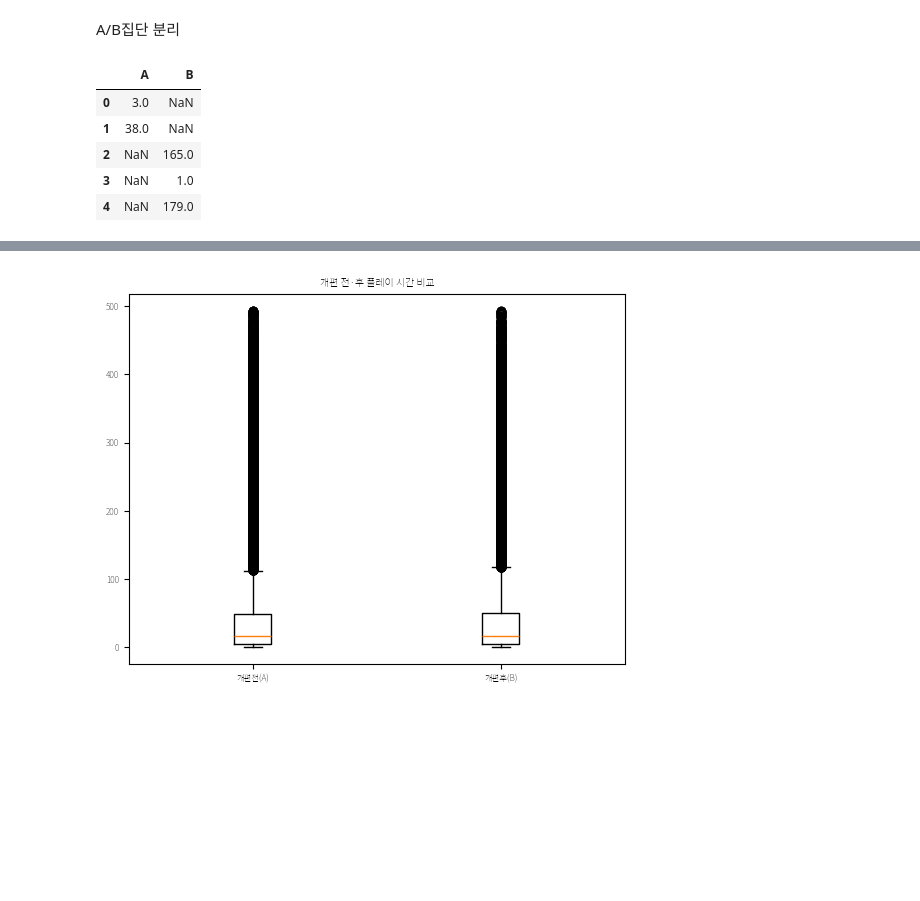
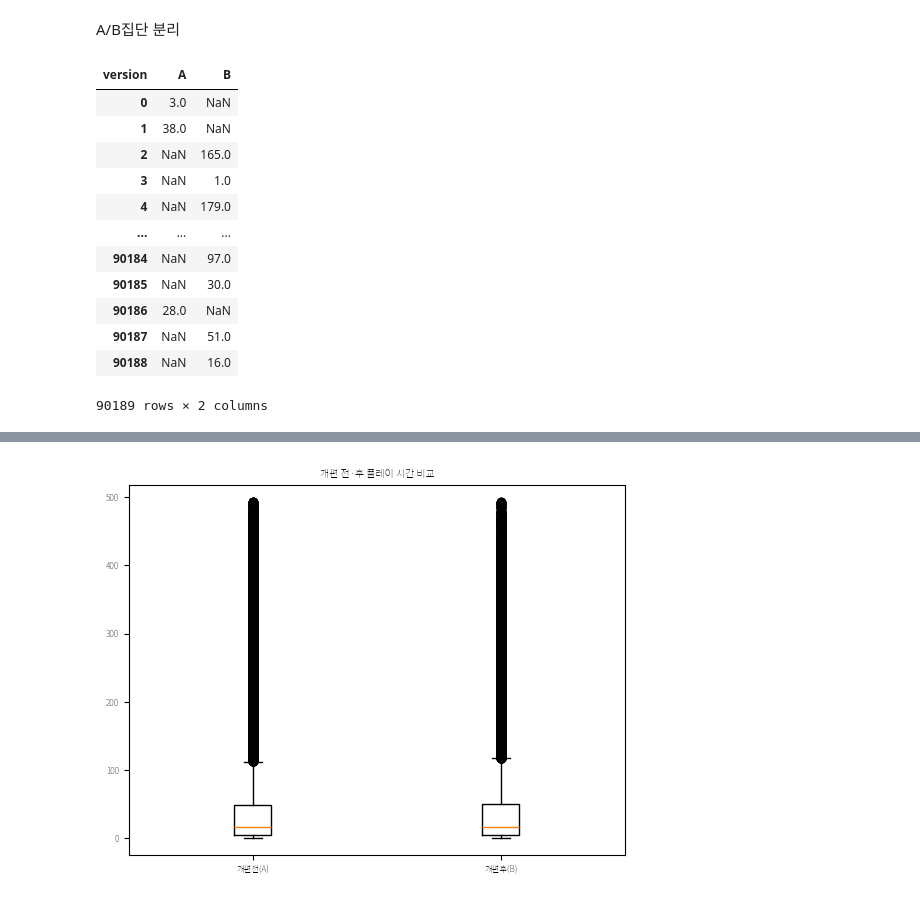
Before and after one commit to GYULLTANGURRI/main, a Jupyter notebook: 251204실습/251204_연습문제.ipynb, the cells around one changed output, grey strips where cells are left out. Drawn from its saved outputs; the diff is of its cells as text; code cells hidden in the pictures; blank space fills up the shorter version.

```diff
--- a/251204실습/251204_연습문제.ipynb
+++ b/251204실습/251204_연습문제.ipynb
@@ -1001,18 +1007,20 @@ normal_users
 # %% [markdown]
 A/B집단 분리
 # %%
-A = normal_users[normal_users['version'] == 'A']['sum_gamerounds']
-B = normal_users[normal_users['version'] == 'B']['sum_gamerounds']
-df = pd.DataFrame({
-    'A': A,
-    'B': B
-})
-
-df.head()
+import pandas as pd
+pivot_df = c_c.pivot(columns='version', values='sum_gamerounds')
+pivot_df
 # %% [output]
-|  | A | B |
+| version | A | B |
 | 0 | 3.0 | NaN |
 | 1 | 38.0 | NaN |
 | 2 | NaN | 165.0 |
 | 3 | NaN | 1.0 |
 | 4 | NaN | 179.0 |
+| ... | ... | ... |
+| 90184 | NaN | 97.0 |
+| 90185 | NaN | 30.0 |
+| 90186 | 28.0 | NaN |
+| 90187 | NaN | 51.0 |
+| 90188 | NaN | 16.0 |
+90189 rows × 2 columns
```
Also changed, not shown: parts of 13 cells of this notebook, 3 other files.
